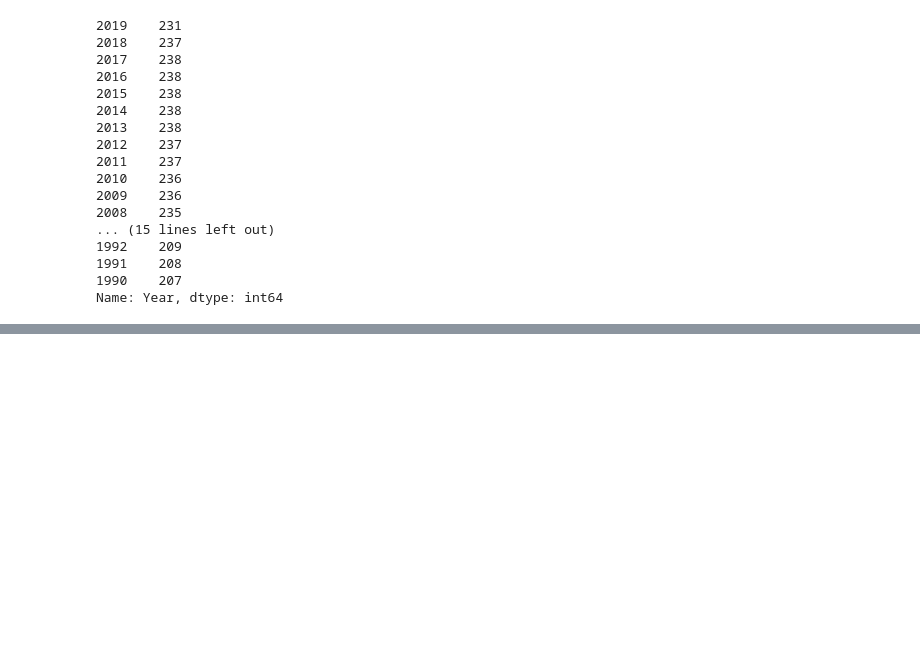
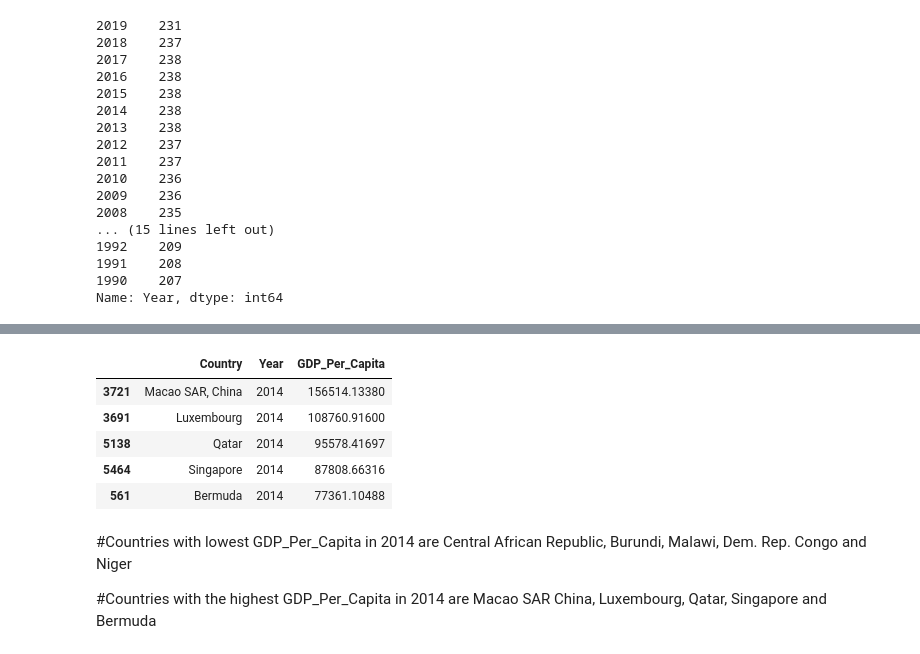
Before and after one commit to nss-data-science-cohort-6/un_data_question-smitamisra, a Jupyter notebook: notebooks/UN_Data_Exploration.ipynb, the cells around one changed output, grey strips where cells are left out. Cells and saved outputs as stored; diff of their text form; code cells hidden in the pictures; blank space fills up the shorter version.

```diff
--- a/notebooks/UN_Data_Exploration.ipynb
+++ b/notebooks/UN_Data_Exploration.ipynb
@@ -318,0 +394,13 @@ gdp_2014 = gdp_df_for_analysis.loc[gdp_df_for_analysis.loc['Year'] == 2014]
+# %%
+gdp_2014.sort_values('GDP_Per_Capita', ascending=False).head(5)
+# %% [output]
+|  | Country | Year | GDP_Per_Capita |
+| 3721 | Macao SAR, China | 2014 | 156514.13380 |
+| 3691 | Luxembourg | 2014 | 108760.91600 |
+| 5138 | Qatar | 2014 | 95578.41697 |
+| 5464 | Singapore | 2014 | 87808.66316 |
+| 561 | Bermuda | 2014 | 77361.10488 |
+# %% [markdown]
+#Countries with lowest GDP_Per_Capita in 2014 are Central African Republic, Burundi, Malawi, Dem. Rep. Congo and Niger
+
+#Countries with the highest GDP_Per_Capita in 2014 are Macao SAR China, Luxembourg, Qatar, Singapore and Bermuda
```
Also changed, not shown: parts of 27 cells of this notebook.
